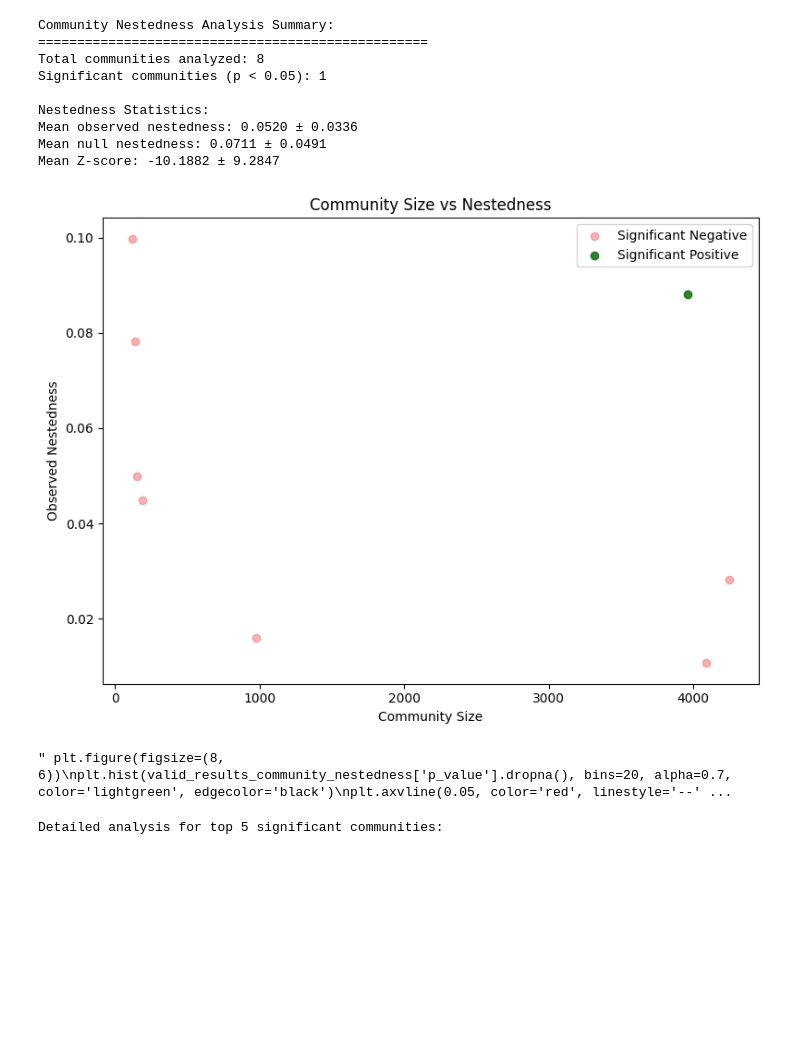
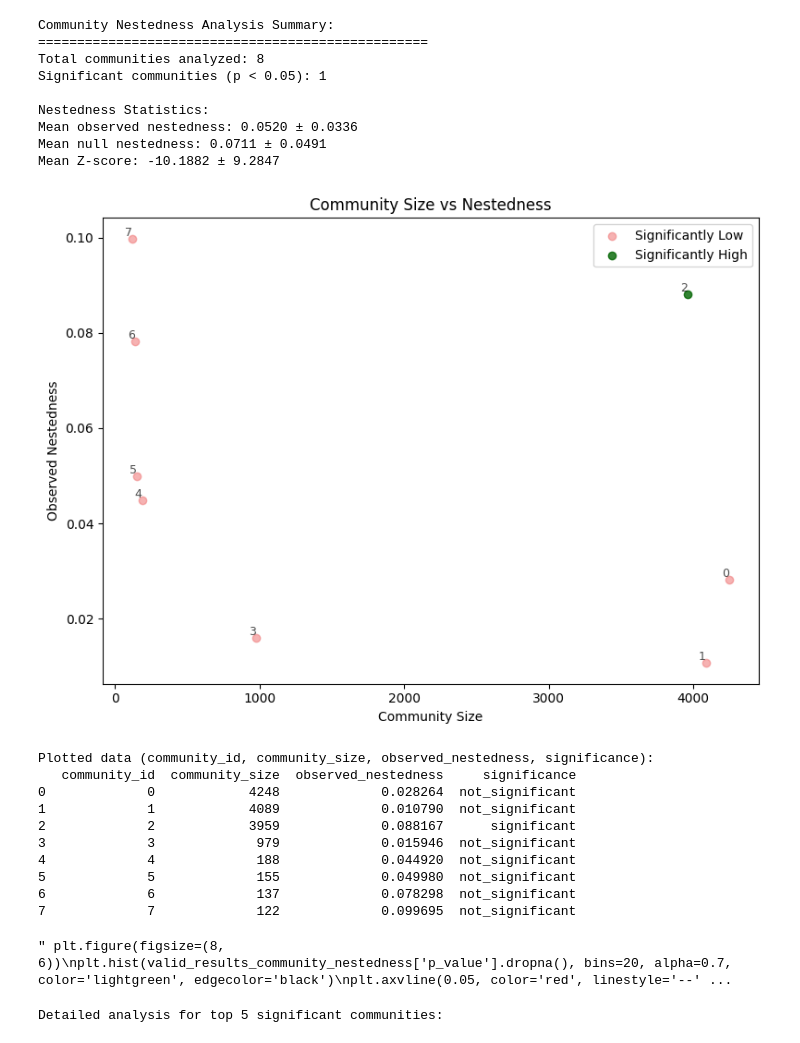
Before and after one commit to joaomelga/innovation-networks-exploration, a Jupyter notebook: src/main.ipynb, the cells around one changed output. Drawn from its saved outputs; the diff is of its cells as text; code cells hidden in the pictures; blank space fills up the shorter version.

Commit message:
feat: add descriptive analysis and figures to nb

```diff
--- a/src/main.ipynb
+++ b/src/main.ipynb
@@ -87,3 +87,16 @@ vc_investments['investor_name'] = vc_investments[['investor_name', 'investment_t
 # %% [output]
 Found 104618 VC investments
 Unique companies with VC funding: 16932
+# %%
+overall_stats = {
+  'unique_investors': vc_investments['investor_uuid'].nunique(),
+  'unique_companies': vc_investments['org_uuid'].nunique(),
+  'total_investments': len(vc_investments),
+  'total_funding_sum': vc_investments['raised_amount_usd'].sum(),
+  'mean_funding': vc_investments['raised_amount_usd'].mean(),
+  'median_funding': vc_investments['raised_amount_usd'].median(),
+  'min_year': vc_investments['announced_year'].min(),
+  'max_year': vc_investments['announced_year'].max()
+}
+for k, v in overall_stats.items():
+  print(f"{k}: {v}")
@@ -464,40 +1717,64 @@ plt.ylabel('Frequency')
 plt.title('Distribution of Nestedness Z-scores')
 plt.legend()
 plt.tight_layout()
 plt.savefig(os.path.join(figures_dir, 'nestedness_zscores_distribution.png'), dpi=300, bbox_inches='tight')
 plt.show() """
 
-# Plot 3: Community size vs Nestedness
+# Plot 3: Community size vs Nestedness, with community labels
 plt.figure(figsize=(8, 6))
 significant_mask = valid_results_community_nestedness['significance'] == 'significant'
+
+# Plot not significant
 plt.scatter(valid_results_community_nestedness[~significant_mask]['community_size'],
-            valid_results_community_nestedness[~significant_mask]['observed_nestedness'],
-            c='lightcoral', alpha=0.6, label='Significant Negative')
+  valid_results_community_nestedness[~significant_mask]['observed_nestedness'],
+  c='lightcoral', alpha=0.6, label='Significantly Low')
+
+# Plot significant
 plt.scatter(valid_results_community_nestedness[significant_mask]['community_size'],
-            valid_results_community_nestedness[significant_mask]['observed_nestedness'],
-            c='darkgreen', alpha=0.8, label='Significant Positive')
+  valid_results_community_nestedness[significant_mask]['observed_nestedness'],
+  c='darkgreen', alpha=0.8, label='Significantly High')
+
+# Annotate each point with its community_id
+for idx, row in valid_results_community_nestedness.iterrows():
+  plt.text(row['community_size'], row['observed_nestedness'], str(row['community_id']),
+   fontsize=9, ha='right', va='bottom', alpha=0.7)
+
 plt.xlabel('Community Size')
 plt.ylabel('Observed Nestedness')
 plt.title('Community Size vs Nestedness')
 plt.legend()
 plt.tight_layout()
 plt.savefig(os.path.join(figures_dir, 'nestedness_by_community_size.png'), dpi=300, bbox_inches='tight')
 plt.show()
+
+# Print the data being plotted
+print("Plotted data (community_id, community_size, observed_nestedness, significance):")
+print(valid_results_community_nestedness[['community_id', 'community_size', 'observed_nestedness', 'significance']])
 
 # Plot 4: P-value distribution
 """ plt.figure(figsize=(8, 6))
 plt.hist(valid_results_community_nestedness['p_value'].dropna(), bins=20, alpha=0.7, color='lightgreen', edgecolor='black')
 plt.axvline(0.05, color='red', linestyle='--', label='α=0.05')
 plt.xlabel('P-value')
 plt.ylabel('Frequency')
 plt.title('Distribution of P-values')
 plt.legend()
 plt.tight_layout()
 plt.savefig(os.path.join(figures_dir, 'nestedness_pvalue_distribution.png'), dpi=300, bbox_inches='tight')
 plt.show() """
 # %% [output]
-[figure, old version]
+[figure, new version]
-" plt.figure(figsize=(8, 6))\nplt.hist(valid_results_community_nestedness['p_value'].dropna(), bins=20, alpha=0.7, color='lightgreen', edgecolor='black')\nplt.axvline(0.05, color='red', linestyle='--' ...
+Plotted data (community_id, community_size, observed_nestedness, significance):
+   community_id  community_size  observed_nestedness     significance
+0             0            4248             0.028264  not_significant
+1             1            4089             0.010790  not_significant
+2             2            3959             0.088167      significant
+3             3             979             0.015946  not_significant
+4             4             188             0.044920  not_significant
+5             5             155             0.049980  not_significant
+6             6             137             0.078298  not_significant
+7             7             122             0.099695  not_significant
+" plt.figure(figsize=(8, 6))\nplt.hist(valid_results_community_nestedness['p_value'].dropna(), bins=20, alpha=0.7, color='lightgreen', edgecolor='black')\nplt.axvline(0.05, color='red', linestyle='--' ...
 # %%
 def plot_communities_null_models_and_structure(communities_to_plot, dir_to_save, fig_name, title_column = 'community_id'):
     fig, axes = plt.subplots(len(communities_to_plot), 2, figsize=(16, 4 * len(communities_to_plot)))
```
Also changed, not shown: parts of 22 cells of this notebook, 13 other files.
